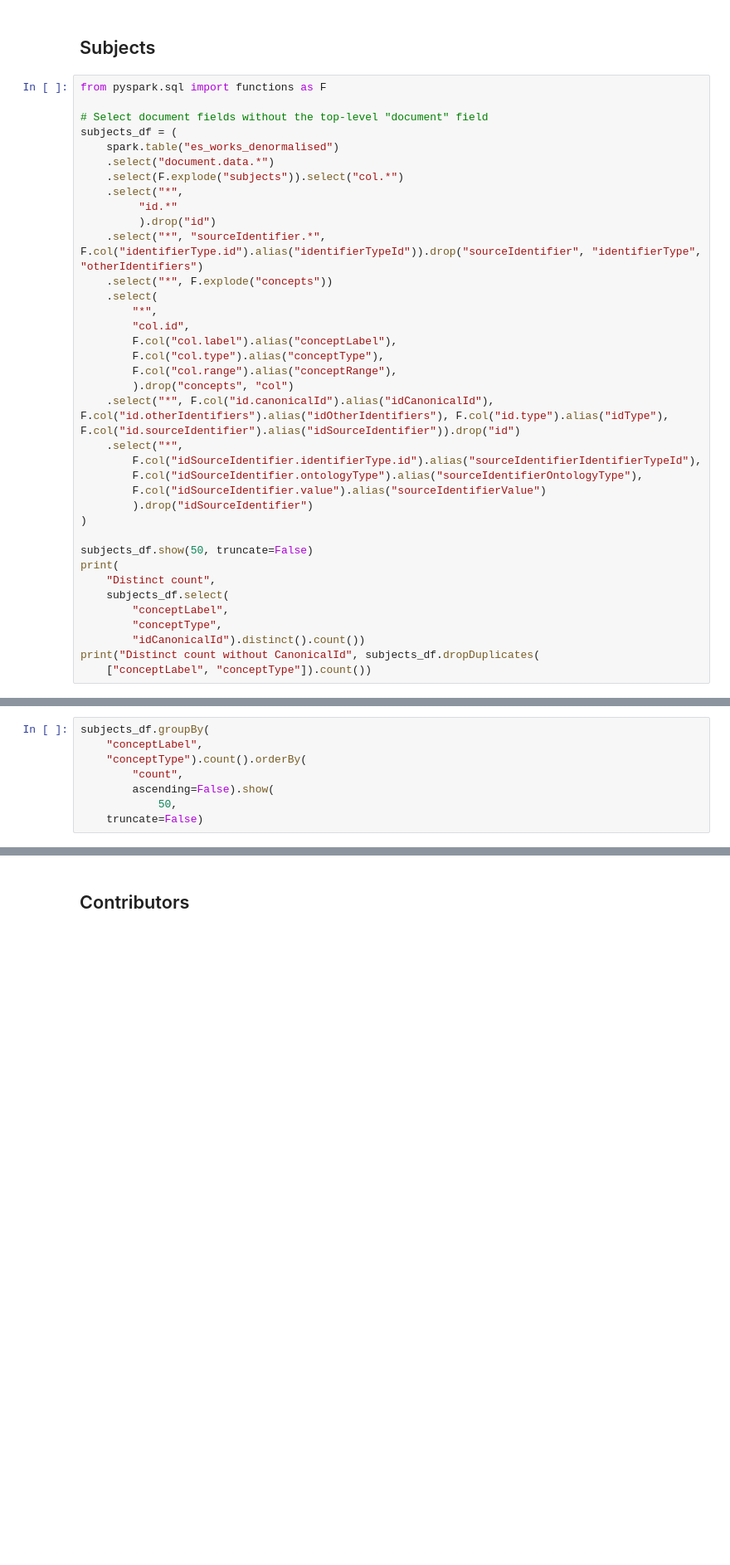
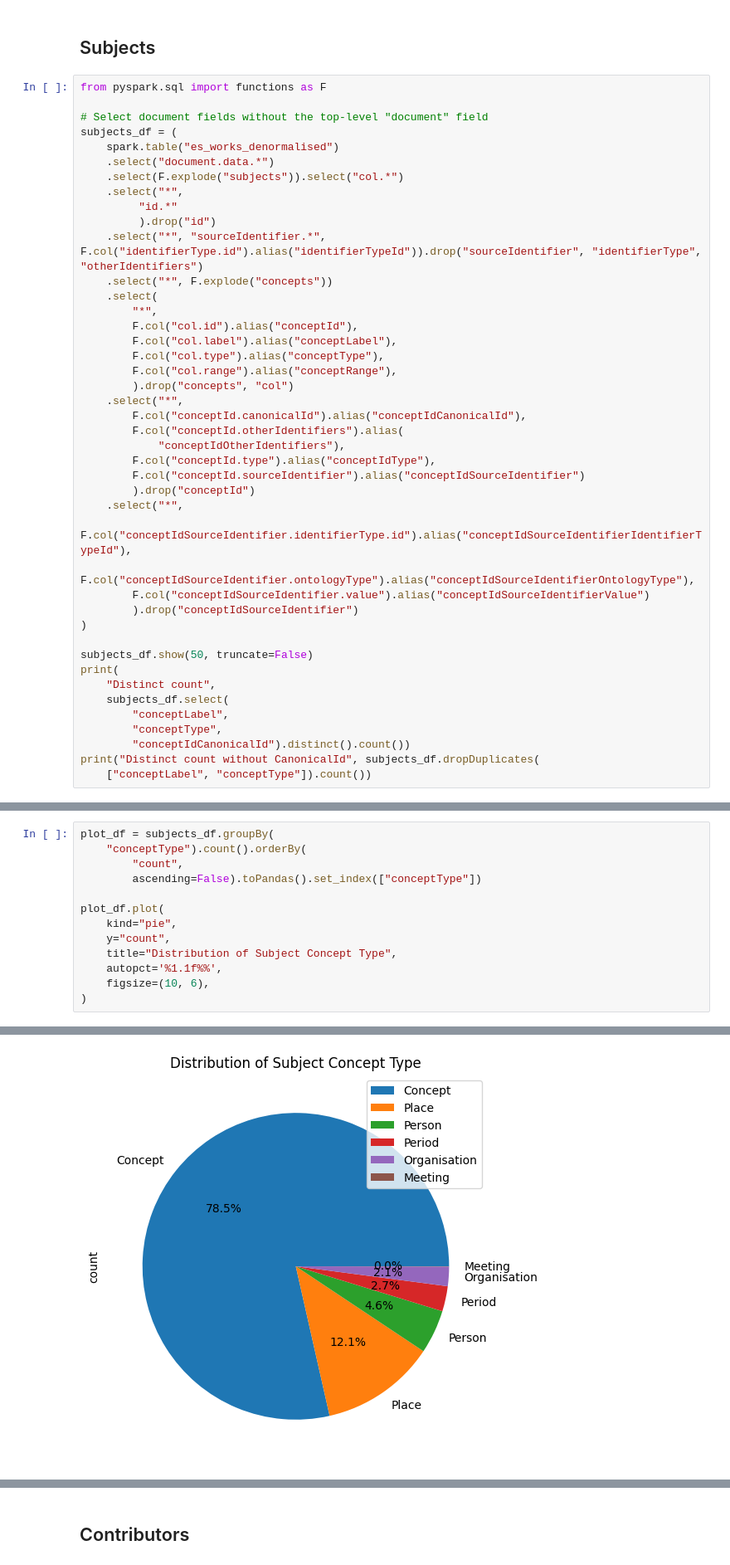
Before and after one commit to danniesim/wc_simd, a Jupyter notebook: notebooks/es_denormalised.ipynb, the cells around one changed output, grey strips where cells are left out. Shown at 83% size. Saved outputs shown, nothing was run; the diff lists cells and outputs as text; blank space fills up the shorter version.

```diff
--- a/notebooks/es_denormalised.ipynb
+++ b/notebooks/es_denormalised.ipynb
@@ -524,17 +592,23 @@ subjects_df = (
     .select("*", F.explode("concepts"))
     .select(
         "*",
-        "col.id",
+        F.col("col.id").alias("conceptId"),
         F.col("col.label").alias("conceptLabel"),
         F.col("col.type").alias("conceptType"),
         F.col("col.range").alias("conceptRange"),
         ).drop("concepts", "col")
-    .select("*", F.col("id.canonicalId").alias("idCanonicalId"), F.col("id.otherIdentifiers").alias("idOtherIdentifiers"), F.col("id.type").alias("idType"), F.col("id.sourceIdentifier").alias("idSourceIdentifier")).drop("id")
     .select("*",
-        F.col("idSourceIdentifier.identifierType.id").alias("sourceIdentifierIdentifierTypeId"),
-        F.col("idSourceIdentifier.ontologyType").alias("sourceIdentifierOntologyType"),
-        F.col("idSourceIdentifier.value").alias("sourceIdentifierValue")
-        ).drop("idSourceIdentifier")
+        F.col("conceptId.canonicalId").alias("conceptIdCanonicalId"),
+        F.col("conceptId.otherIdentifiers").alias(
+            "conceptIdOtherIdentifiers"),
+        F.col("conceptId.type").alias("conceptIdType"),
+        F.col("conceptId.sourceIdentifier").alias("conceptIdSourceIdentifier")
+        ).drop("conceptId")
+    .select("*",
+        F.col("conceptIdSourceIdentifier.identifierType.id").alias("conceptIdSourceIdentifierIdentifierTypeId"),
+        F.col("conceptIdSourceIdentifier.ontologyType").alias("conceptIdSourceIdentifierOntologyType"),
+        F.col("conceptIdSourceIdentifier.value").alias("conceptIdSourceIdentifierValue")
+        ).drop("conceptIdSourceIdentifier")
 )
 
 subjects_df.show(50, truncate=False)
@@ -543,7 +617,7 @@ print(
     subjects_df.select(
         "conceptLabel",
         "conceptType",
-        "idCanonicalId").distinct().count())
+        "conceptIdCanonicalId").distinct().count())
 print("Distinct count without CanonicalId", subjects_df.dropDuplicates(
     ["conceptLabel", "conceptType"]).count())
 # %% [output]
@@ -570,9 +700,14 @@ Distinct count without CanonicalId 127372
 # %%
-subjects_df.groupBy(
-    "conceptLabel",
+plot_df = subjects_df.groupBy(
     "conceptType").count().orderBy(
         "count",
-        ascending=False).show(
-            50,
-    truncate=False)
+        ascending=False).toPandas().set_index(["conceptType"])
+
+plot_df.plot(
+    kind="pie",
+    y="count",
+    title="Distribution of Subject Concept Type",
+    autopct='%1.1f%%',
+    figsize=(10, 6),
+)
 # %% [output]
@@ -596,0 +715 @@ only showing top 50 rows
+[figure, added]
```
Also changed, not shown: parts of 26 cells of this notebook.
